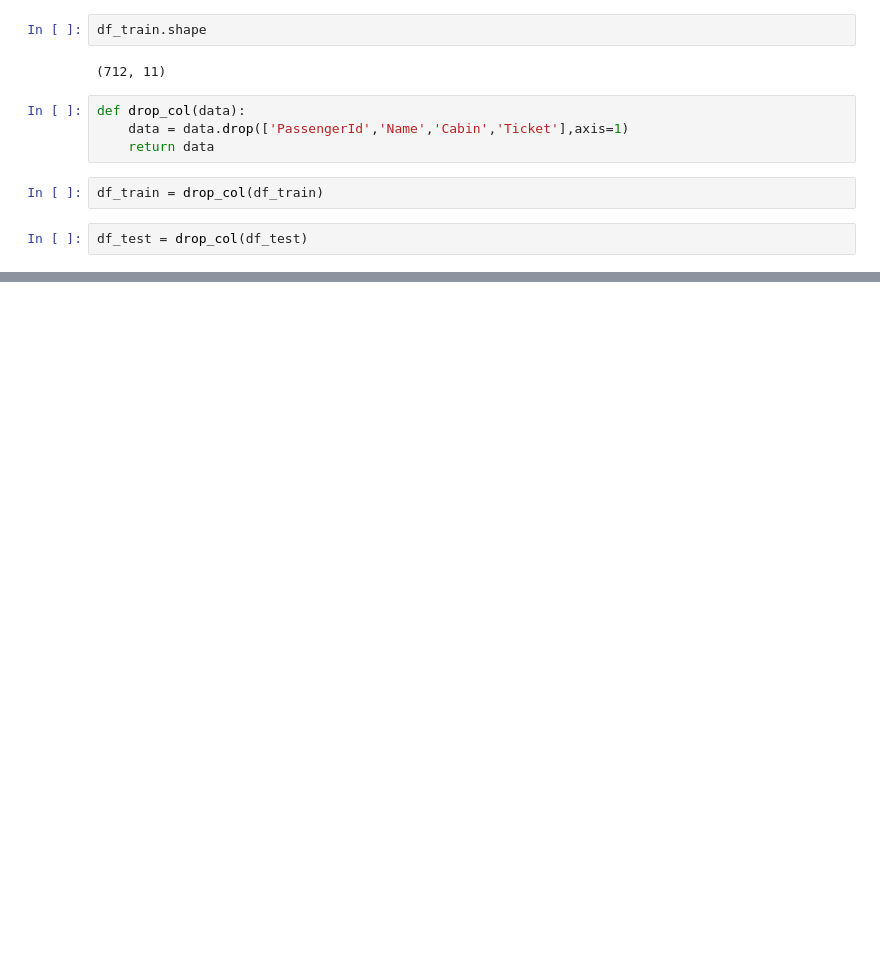
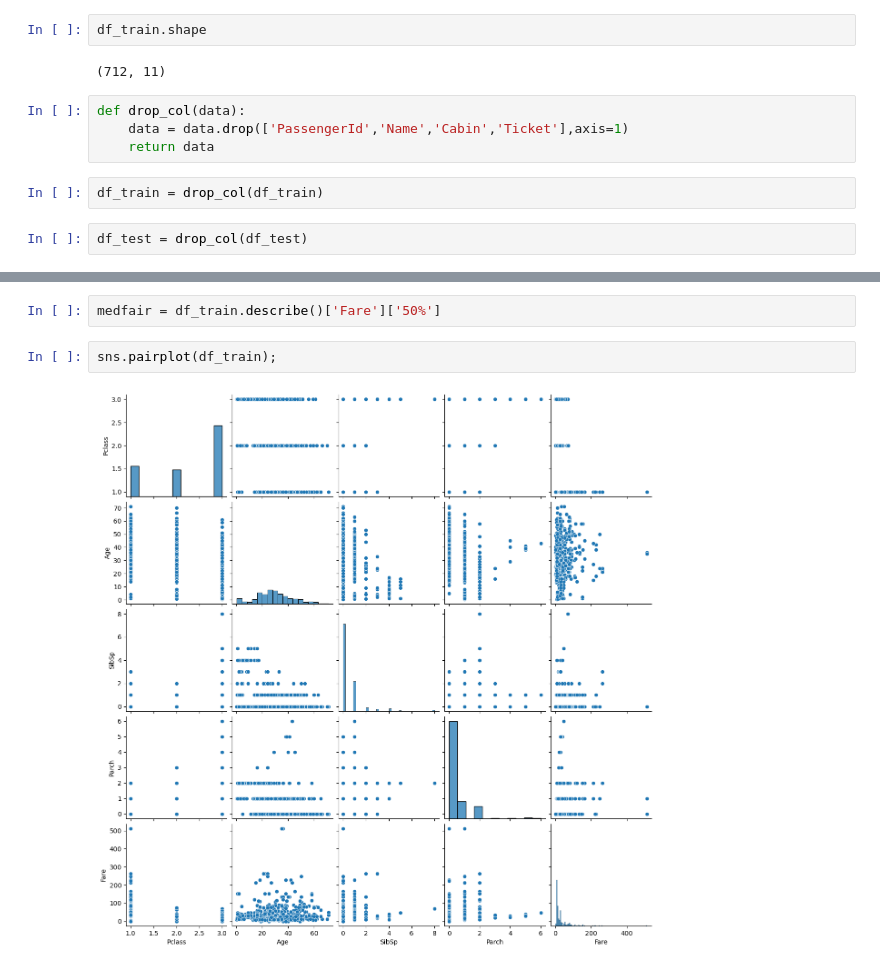
Before and after one commit to Abdelrahmanelfeky987/Dokcer-Image-for-Titanic-Classification, a Jupyter notebook: classification.ipynb, the cells around one changed output, grey strips where cells are left out. Cells and saved outputs as stored; diff of their text form; blank space fills up the shorter version.

Commit message:
visualization done

```diff
--- a/classification.ipynb
+++ b/classification.ipynb
@@ -102,0 +103,6 @@ df_train.describe()
+# %%
+medfair = df_train.describe()['Fare']['50%']
+# %%
+sns.pairplot(df_train);
+# %% [output]
+[figure, added]
```
Also changed, not shown: parts of 5 cells of this notebook.
